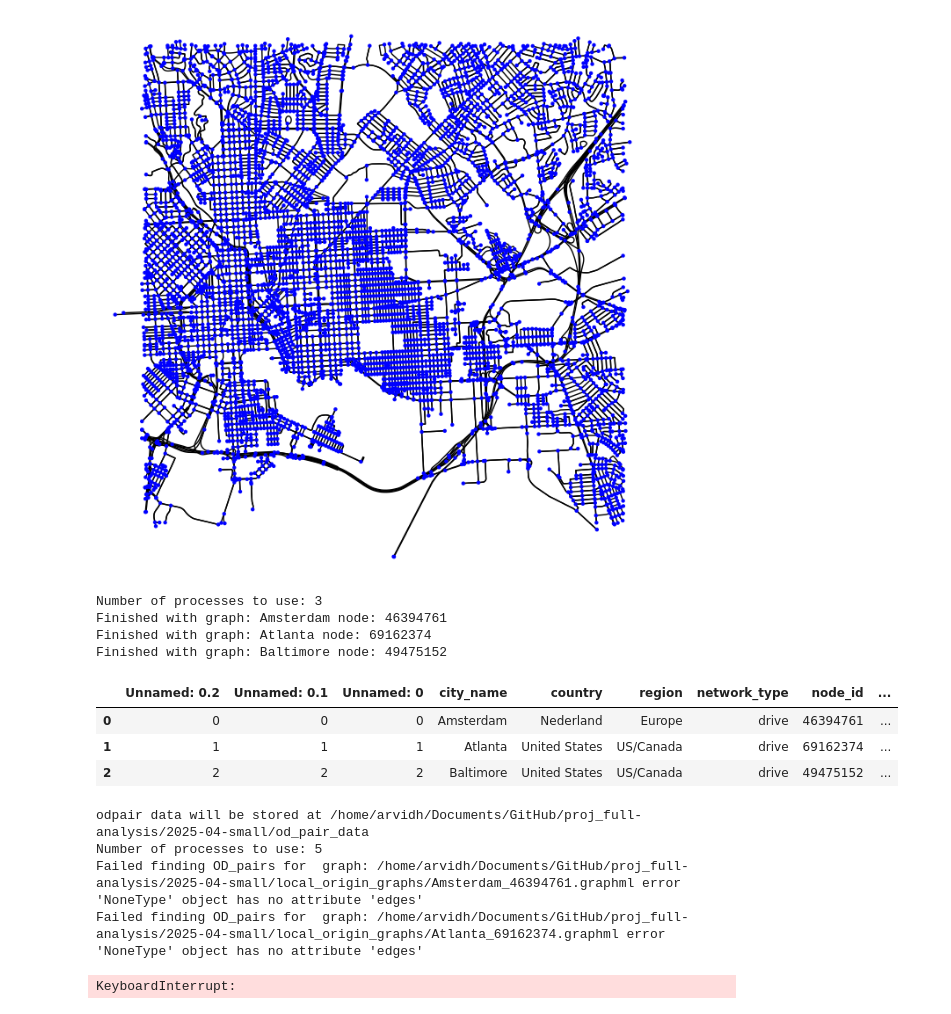
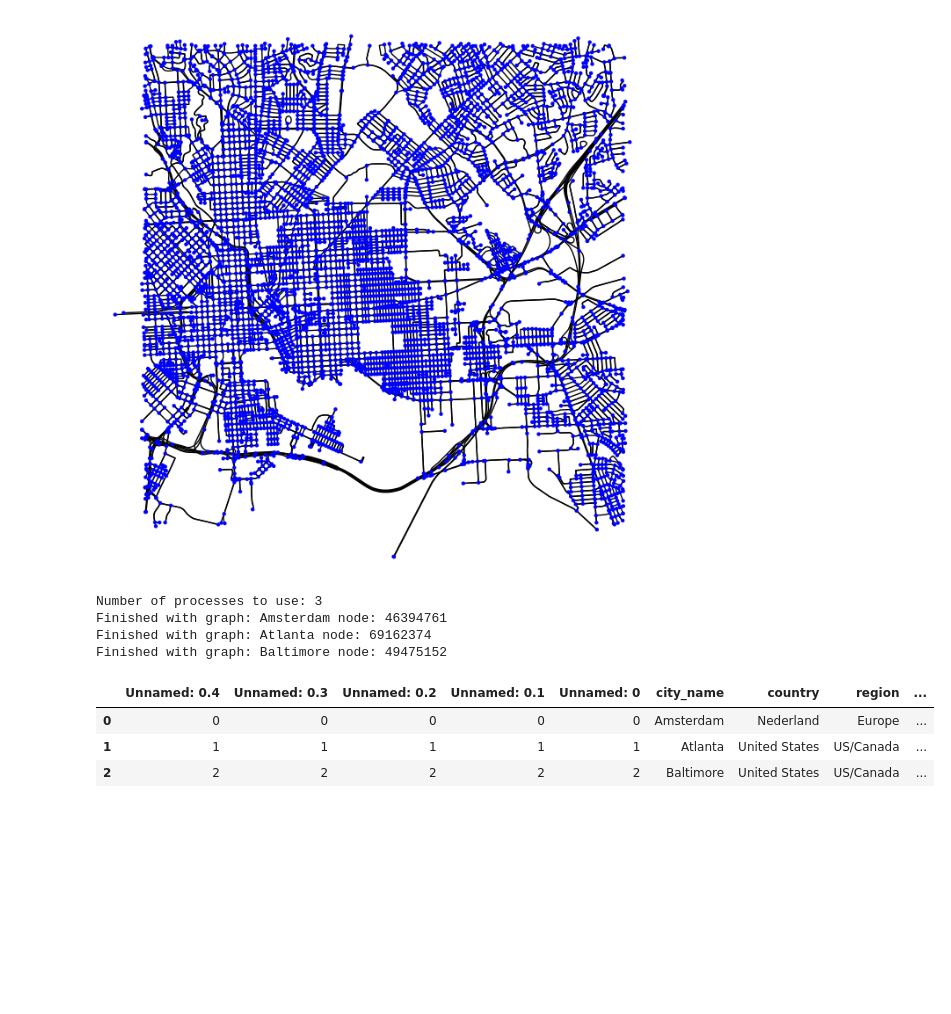
Before and after one commit to ArvHor/perceived-route-complexity, a Jupyter notebook: small_analysis.ipynb, the cells around one changed output. Cells and saved outputs as stored; diff of their text form; code cells hidden in the pictures; blank space fills up the shorter version.

```diff
--- a/small_analysis.ipynb
+++ b/small_analysis.ipynb
@@ -128,9 +127,7 @@ import os  # for file operations
 import pandas as pd  # for reading the csv file
 import joblib
 import logging
-import ast
-from origin_graph import origin_graph
-import osmnx as ox
+
 logging.basicConfig(level=logging.ERROR, format='%(asctime)s - %(levelname)s - %(message)s',filename='jupyter.log', filemode='w')
 
 #
@@ -157,7 +154,7 @@ def create_graphs(row):
         og.save_graph(row['graph_path'])
 
         # Plot the origin graph to see if something is obviously wrong
-        ox.plot_graph(og.graph, node_color='blue', node_size=10, edge_linewidth=1, edge_color='black', bgcolor='white',
+        ox.plot_graph(og.graph, node_color='blue', node_size=5, edge_linewidth=1, edge_color='black', bgcolor='white',
                        save=True, filepath=os.path.join(local_graph_folder, f"{row['city_name']}_{row['node_id']}.png"), show=False)
         logging.error(f"Finished with graph: {row['graph_path']}")
         return True, row['city_name'], row['node_id']
@@ -311,7 +306,7 @@ Finished with graph: Baltimore node: 49475152
 # %%
 import pandas as pd # for reading the csv file
 import joblib # replacing multiprocessing with joblib
-from origin_graph import origin_graph
+from network_route_analysis.origin_graph import origin_graph
 df = pd.read_csv(city_sample_nodes_path)
 display(df)
 local_odpair_folder = os.path.join(base_path, "od_pair_data")
@@ -330,41 +325,36 @@ def get_od_pairs(row):
         od_pair_data = og.get_od_pair_data()
         json_path = os.path.join(local_odpair_folder, f"od_pair_{row['city_name']}_{row['node_id']}.json")
         od_pair_data.to_json(json_path, orient="records", default_handler=str, indent=2)
         print(f"Finished finding OD_pairs for graph: {row['city_name']} node: {row['node_id']}")
         return True,row['city_name'],row['node_id']
     except Exception as e:
         print(f"Failed finding OD_pairs for  graph: {row['graph_path']} error {e}")
         return False,row['city_name'],row['node_id']
 
 
 num_processes = (joblib.cpu_count() - 3)
 print(f"Number of processes to use: {num_processes}")
 
 
 
 rows_to_process = []
 for idx, row in df.iterrows():
     if not row['od_pairs_added']:
         rows_to_process.append(row)
 
 results = joblib.Parallel(n_jobs=1, backend='loky')(
     joblib.delayed(get_od_pairs)(row) for row in rows_to_process
 )
 
 for result in results:
     if result[0]:
-        mask = (df['city_name'] == result[1]) & (df['start_node'] == result[2])
+        mask = (df['city_name'] == result[1]) & (df['node_id'] == result[2])
         df.loc[mask, 'od_pairs_added'] = True
 
 df.to_csv(city_sample_nodes_path)
 # %% [output]
-|  | Unnamed: 0.2 | Unnamed: 0.1 | Unnamed: 0 | city_name | country | region | network_type | node_id | ... |
-| 0 | 0 | 0 | 0 | Amsterdam | Nederland | Europe | drive | 46394761 | ... |
-| 1 | 1 | 1 | 1 | Atlanta | United States | US/Canada | drive | 69162374 | ... |
-| 2 | 2 | 2 | 2 | Baltimore | United States | US/Canada | drive | 49475152 | ... |
+|  | Unnamed: 0.4 | Unnamed: 0.3 | Unnamed: 0.2 | Unnamed: 0.1 | Unnamed: 0 | city_name | country | region | ... |
+| 0 | 0 | 0 | 0 | 0 | 0 | Amsterdam | Nederland | Europe | ... |
+| 1 | 1 | 1 | 1 | 1 | 1 | Atlanta | United States | US/Canada | ... |
+| 2 | 2 | 2 | 2 | 2 | 2 | Baltimore | United States | US/Canada | ... |
-odpair data will be stored at /home/arvidh/Documents/GitHub/proj_full-analysis/2025-04-small/od_pair_data
-Number of processes to use: 5
-Failed finding OD_pairs for  graph: /home/arvidh/Documents/GitHub/proj_full-analysis/2025-04-small/local_origin_graphs/Amsterdam_46394761.graphml error 'NoneType' object has no attribute 'edges'
-Failed finding OD_pairs for  graph: /home/arvidh/Documents/GitHub/proj_full-analysis/2025-04-small/local_origin_graphs/Atlanta_69162374.graphml error 'NoneType' object has no attribute 'edges'
-KeyboardInterrupt:
 # %%
```
Also changed, not shown: parts of 4 cells of this notebook, 24 other files.
